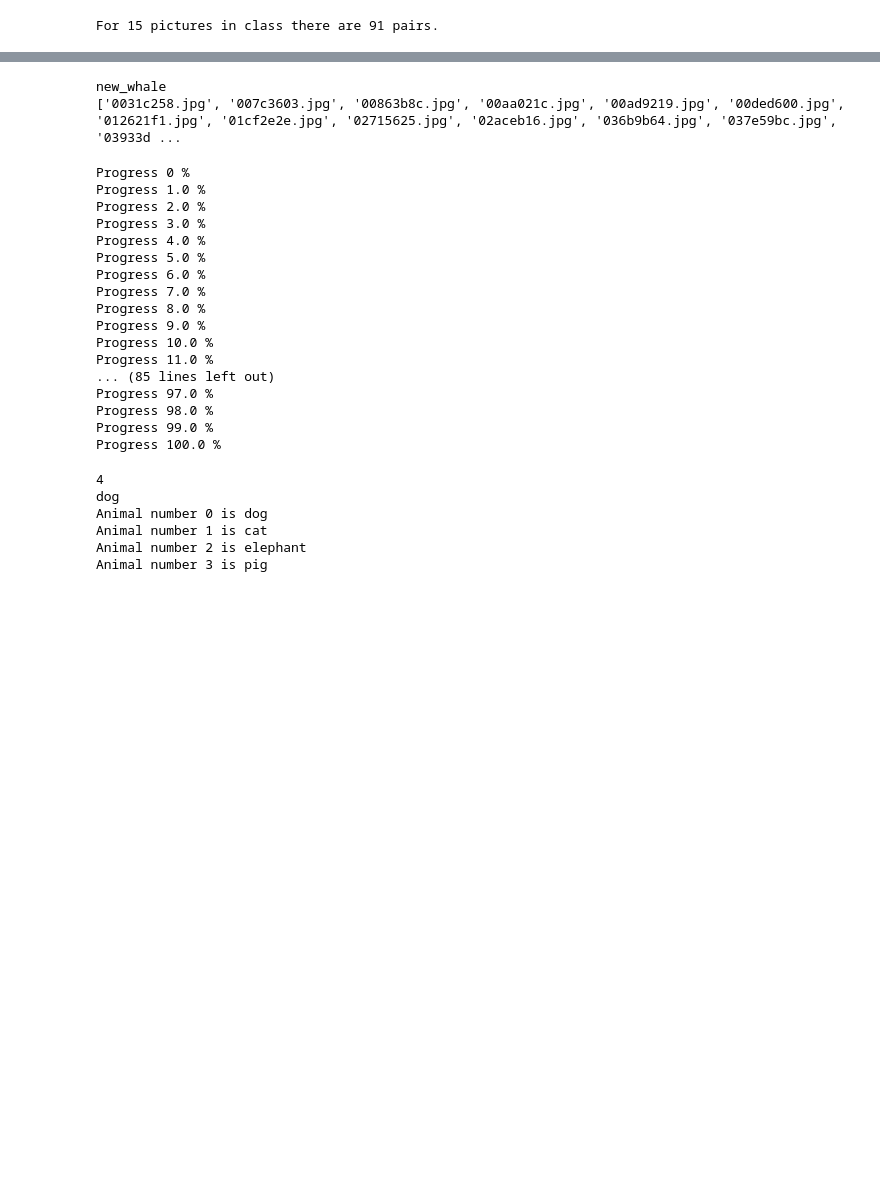
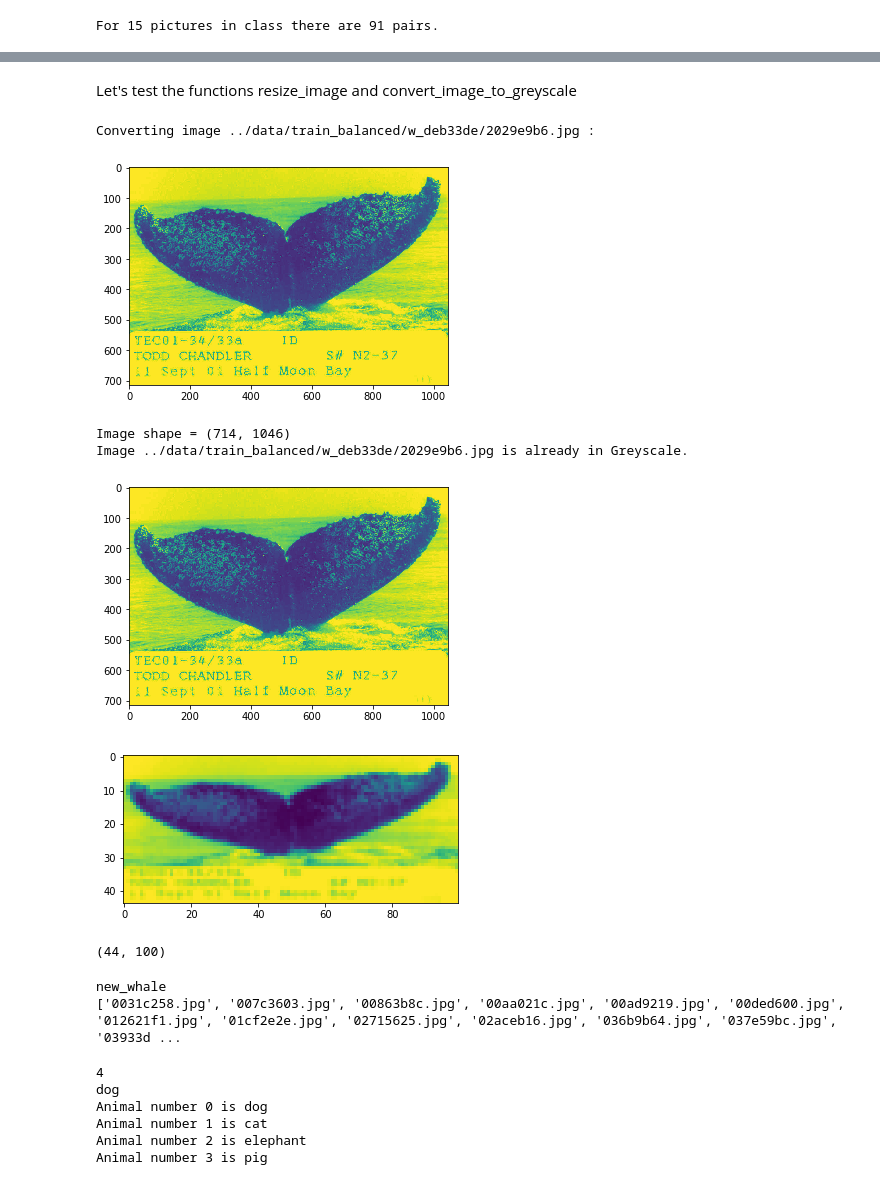
Before and after one commit to MLProjects/whale, a Jupyter notebook: src/whale_data.ipynb, the cells around one changed output, grey strips where cells are left out. Saved outputs shown, nothing was run; the diff lists cells and outputs as text; code cells hidden in the pictures; blank space fills up the shorter version.

Commit message:
Put together folder generation and image reshape.

```diff
--- a/src/whale_data.ipynb
+++ b/src/whale_data.ipynb
@@ -368,0 +369,8 @@ def generate_file_structure(root_path, source_dir=None, maximum=0, minimum=0):
+# %%
+#Weights RGB used for image convesion to greyscale
+R_WEIGHT = 0.299
+G_WEIGHT = 0.587
+B_WEIGHT = 0.114
+#Target size in pixels for reshape
+DATASET_HEIGHT = 44
+DATASET_WIDTH = 100
@@ -369,3 +421,43 @@ def generate_file_structure(root_path, source_dir=None, maximum=0, minimum=0):
+# %%
+#input a greyscale np representing an image
+#output a greyscale np representing theinput image rechaped to different dimensions
+def resize_image(image_np):
+    _img = Image.fromarray(image_np)
+    _img = _img.resize( (DATASET_WIDTH , DATASET_HEIGHT) , Image.BILINEAR )
+    assert(_img.size[0] == DATASET_WIDTH)
+    assert(_img.size[1] == DATASET_HEIGHT)
+    return np.array(_img.getdata(), np.uint8).reshape(_img.size[1], _img.size[0])
+# %% [markdown]
+Let's test the functions resize_image and convert_image_to_greyscale
+# %%
+path = "../data/train_balanced/w_deb33de/"
+im_file = path + random.choice(os.listdir(path))
+print("Converting image {} :".format(im_file))
+
+image = imageio.imread(im_file)
+plt.imshow(image) #load
+plt.show()
+
+image_grey = convert_image_to_greyscale(im_file, True)
+_image_grey = Image.fromarray(image_grey)
+_image_grey.show()
+plt.imshow(image_grey) #load
+plt.show()
+
+image_final = resize_image(image_grey)
+_image_final = Image.fromarray(image_final)
+_image_final.show()
+plt.imshow(image_final) #load
+plt.show()
+print(image_final.shape)
+# %% [output]
+Converting image ../data/train_balanced/w_deb33de/2029e9b6.jpg :
+[figure, added]
+Image shape = (714, 1046)
+Image ../data/train_balanced/w_deb33de/2029e9b6.jpg is already in Greyscale.
+[figure, added]
+[figure, added]
+(44, 100)
 # %%
 print(train_df['Id'].values.tolist()[50])
 id_wale = train_df['Id'].values.tolist()[50]
@@ -376,29 +468,11 @@ new_whale
 ['0031c258.jpg', '007c3603.jpg', '00863b8c.jpg', '00aa021c.jpg', '00ad9219.jpg', '00ded600.jpg', '012621f1.jpg', '01cf2e2e.jpg', '02715625.jpg', '02aceb16.jpg', '036b9b64.jpg', '037e59bc.jpg', '03933d ...
 # %%
 #Balance dataset
-min_n_per_class = 15
+min_n_per_class = 1
 max_n_per_class = 50
 path_train_balanced = '../data/train_balanced'
 source_dir = '../data/train_images/train'
 generate_file_structure(path_train_balanced, source_dir, max_n_per_class, min_n_per_class)
-# %% [output]
-Progress 0 %
-Progress 1.0 %
-Progress 2.0 %
-Progress 3.0 %
-Progress 4.0 %
-Progress 5.0 %
-Progress 6.0 %
-Progress 7.0 %
-Progress 8.0 %
-Progress 9.0 %
-Progress 10.0 %
-Progress 11.0 %
-... (85 lines left out)
-Progress 97.0 %
-Progress 98.0 %
-Progress 99.0 %
-Progress 100.0 %
 # %%
 animals = ['dog', 'cat', 'elephant', 'pig']
 print(len(animals))
```
Also changed, not shown: parts of 17 cells of this notebook.
